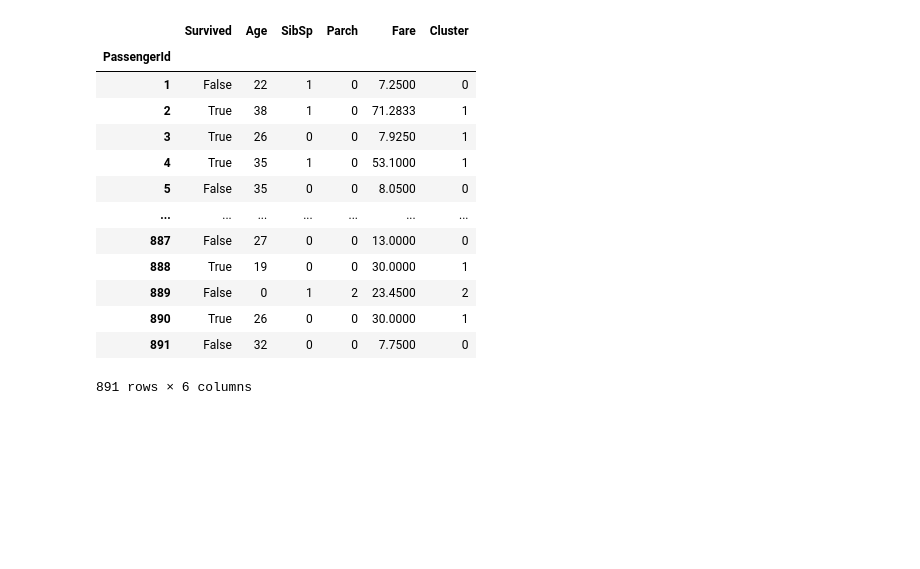
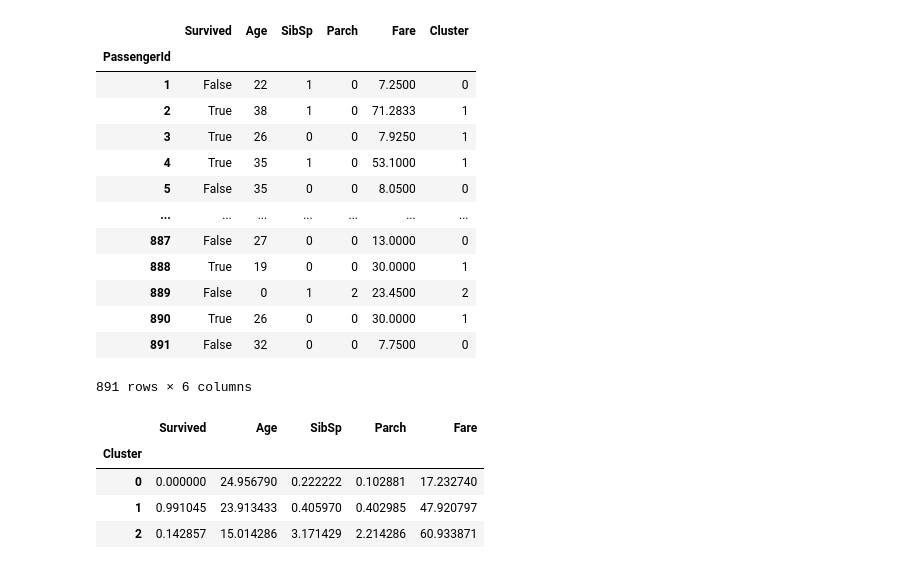
Before and after one commit to espin086/jjutils, a Jupyter notebook: examples/example_KMeansAnalysis.ipynb, the cells around one changed output. Saved outputs shown, nothing was run; the diff lists cells and outputs as text; code cells hidden in the pictures; blank space fills up the shorter version.

```diff
--- a/examples/example_KMeansAnalysis.ipynb
+++ b/examples/example_KMeansAnalysis.ipynb
@@ -96,3 +97,11 @@ result = kmeans_clustering.data
 | 890 | True | 26 | 0 | 0 | 30.0000 | 1 |
 | 891 | False | 32 | 0 | 0 | 7.7500 | 0 |
 891 rows × 6 columns
+# %%
+result.groupby('Cluster').mean()
+# %% [output]
+|  | Survived | Age | SibSp | Parch | Fare |
+| Cluster |  |  |  |  |  |
+| 0 | 0.000000 | 24.956790 | 0.222222 | 0.102881 | 17.232740 |
+| 1 | 0.991045 | 23.913433 | 0.405970 | 0.402985 | 47.920797 |
+| 2 | 0.142857 | 15.014286 | 3.171429 | 2.214286 | 60.933871 |
```
Also changed, not shown: parts of 2 cells of this notebook.
